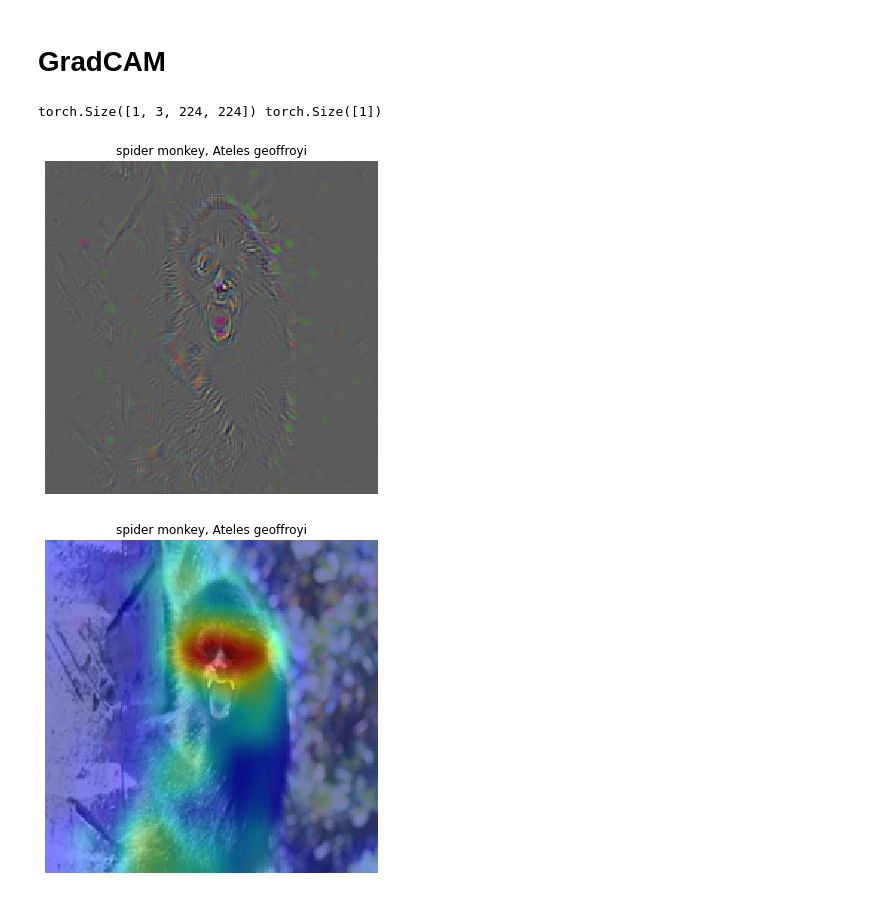
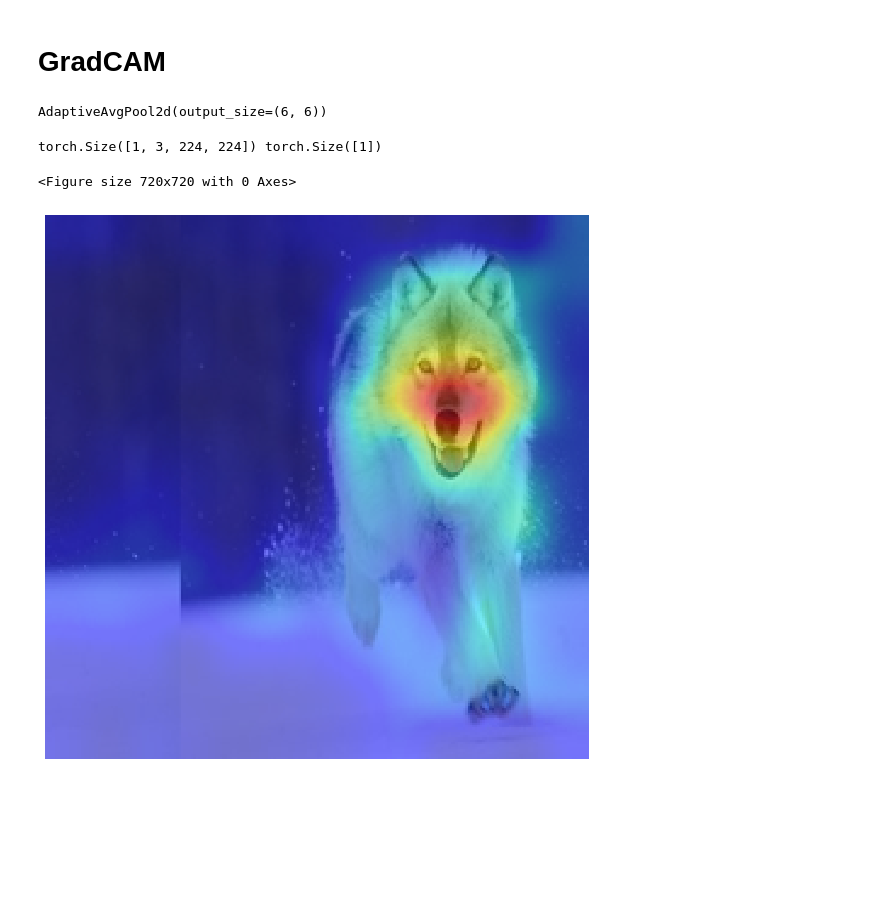
Before and after one commit to harshm121/image-transformation-degradation, a Jupyter notebook: visualization.ipynb, the cells around one changed output. Drawn from its saved outputs; the diff is of its cells as text; code cells hidden in the pictures; blank space fills up the shorter version.

```diff
--- a/visualization.ipynb
+++ b/visualization.ipynb
@@ -39,8 +39,9 @@ AlexNet(
   )
 )
 # %%
-image_name = 'ILSVRC2012_val_00006758.JPEG'
-i1 = './data/imagenet/ILSVRC/Data/CLS-LOC/val_10p/images/'+image_name
+image_name = 'ILSVRC2012_val_00001172.JPEG'
+# i1 = './data/imagenet/ILSVRC/Data/CLS-LOC/val_10p/images/'+image_name
+i1 = './streamLitHelp/images/horizontal/' + image_name
 l1 = int(labels[image_name.split('.')[0]])
 # %%
 print(i1, l1)
@@ -49,7 +50,6 @@ print(i1, l1)
 # %%
 preprocessing1 = transforms.Compose([
-    transforms.Resize(256),
-    transforms.CenterCrop(224),
+    transforms.Resize((224, 224)),
 ])
 
 preprocessing2 = transforms.Compose([
@@ -59,8 +59,7 @@ preprocessing2 = transforms.Compose([
 ])
 
 preprocessing = transforms.Compose([
-    transforms.Resize(256),
-    transforms.CenterCrop(224),
+    transforms.Resize((224, 224)),
     transforms.ToTensor(),
     transforms.Normalize(mean=[0.485, 0.456, 0.406],
                                  std=[0.229, 0.224, 0.225]),
@@ -79,5 +78,6 @@ torch.argmax(model(img)).numpy(), l1, model(img)[0][370].data.numpy()
 # %%
-occSize = 8
+realPred = int(model(img)[0][l1].data.numpy())
+occSize = 16
 preds = np.zeros((224, 224))
 img = Image.open(i1).convert('RGB')
 img = np.array(preprocessing1(img))
@@ -89,7 +89,7 @@ for i in range(0, 224, occSize):
         img1 = Image.fromarray(img1)
         img1 = preprocessing2(img1).unsqueeze(dim = 0).to(device)
         pred = model(img1)
-        pred = -pred[0][l1].detach()
+        pred = -realPred+pred[0][l1].detach()
         preds[i:i+occSize, j:j+occSize] = pred
 
 preds = 255.*(preds-np.min(preds))/(np.max(preds)-np.min(preds))
@@ -290,62 +304,76 @@ def preprocess(img, size=224):
         transforms.Lambda(lambda x: x[None]),
     ])
     return transform(img)
+# %%
+model.avgpool
+# %% [output]
+AdaptiveAvgPool2d(output_size=(6, 6))
 # %%
-# image_name = 'ILSVRC2012_val_00006758.JPEG'
+image_name = 'ILSVRC2012_val_00001172.JPEG'
 # i1 = './data/imagenet/ILSVRC/Data/CLS-LOC/val_10p/images/'+image_name
-# labels = json.load(open('./data/imagenet/ILSVRC/Data/CLS-LOC/val_10p/imagnet_classes.json'))
+i1 = './streamLitHelp/images/horizontal//' + image_name
+l1 = int(labels[image_name.split('.')[0]])
 
 img = Image.open(i1).resize((224, 224))
 X = np.expand_dims(np.array(img), axis = 0)
 y = np.array([int(labels[image_name.split('.')[0]])])
 class_names = json.load(open('./class_names.json'))
 
 # FOR THIS SECTION ONLY, we need to use gradients. We introduce a new model we will use explicitly for GradCAM for this.
 gc_model = alexnet(pretrained=True)
 gc = GradCam()
 
 X_tensor = torch.cat([preprocess(Image.fromarray(x)) for x in X], dim=0).requires_grad_(True)
 y_tensor = torch.LongTensor(y)
 print(X_tensor.shape, y_tensor.shape)
 
 # Guided Back-Propagation
 gbp_result = gc.guided_backprop(X_tensor,y_tensor, gc_model)
 
-plt.figure(figsize=(24, 24))
-for i in range(gbp_result.shape[0]):
-    plt.subplot(1, 5, i + 1)
-    img = gbp_result[i]
-    img = rescale(img)
-    plt.imshow(img)
-    plt.title(class_names[str(y[i])])
-    plt.axis('off')
-plt.gcf().tight_layout()
-plt.savefig('./guided_backprop.png')
+# plt.figure(figsize=(24, 24))
+# for i in range(gbp_result.shape[0]):
+#     plt.subplot(1, 5, i + 1)
+#     img = gbp_result[i]
+#     img = rescale(img)
+#     plt.imshow(img)
+#     plt.title(class_names[str(y[i])])
+#     plt.axis('off')
+# plt.gcf().tight_layout()
+# plt.savefig('./guided_backprop.png')
 
 
 
 # GradCam
 # GradCAM. We have given you which module(=layer) that we need to capture gradients from, which you can see in conv_module variable below
 gc_model = torchvision.models.squeezenet1_1(pretrained=True)
 for param in gc_model.parameters():
     param.requires_grad = True
 
 X_tensor = torch.cat([preprocess(Image.fromarray(x)) for x in X], dim=0).requires_grad_(True)
 y_tensor = torch.LongTensor(y)
 gradcam_result = gc.grad_cam(X_tensor, y_tensor, gc_model)
 
-plt.figure(figsize=(24, 24))
-for i in range(gradcam_result.shape[0]):
-    gradcam_val = gradcam_result[i]
-    img = X[i] + (matplotlib.cm.jet(gradcam_val)[:,:,:3]*255)
-    img = img / np.max(img)
-    plt.subplot(1, 5, i + 1)
-    plt.imshow(img)
-    plt.title(class_names[str(y[i])])
-    plt.axis('off')
-plt.gcf().tight_layout()
-plt.savefig('./gradcam1.png')
+plt.figure(figsize=(10, 10))
+image_name = image_name.split('.')[0]
+fig, axs = plt.subplots(1, 1, figsize=(10,10))
+gradcam_val = gradcam_result[0]
+img = X[0] + (matplotlib.cm.jet(gradcam_val)[:,:,:3]*255)
+img = img / np.max(img)
+axs.imshow(img)
+axs.axis('off')
+plt.savefig('./visualizations/horizontal/'+image_name+'_gradcam.jpg')
+# for i in range(gradcam_result.shape[0]):
+#     gradcam_val = gradcam_result[i]
+#     img = X[i] + (matplotlib.cm.jet(gradcam_val)[:,:,:3]*255)
+#     img = img / np.max(img)
+#     plt.subplot(1, 5, i + 1)
+#     plt.imshow(img)
+#     plt.title(class_names[str(y[i])])
+#     plt.axis('off')
+# plt.gcf().tight_layout()
+# image_name = image_name.split('.')[0]
+# plt.savefig('./visualizations/original/'+image_name+'_gradcam.png')
 # %% [output]
 torch.Size([1, 3, 224, 224]) torch.Size([1])
+<Figure size 720x720 with 0 Axes>
-[figure, old version]
+[figure, new version]
-[figure, removed]
```
Also changed, not shown: parts of 5 cells of this notebook, 59 other files.
